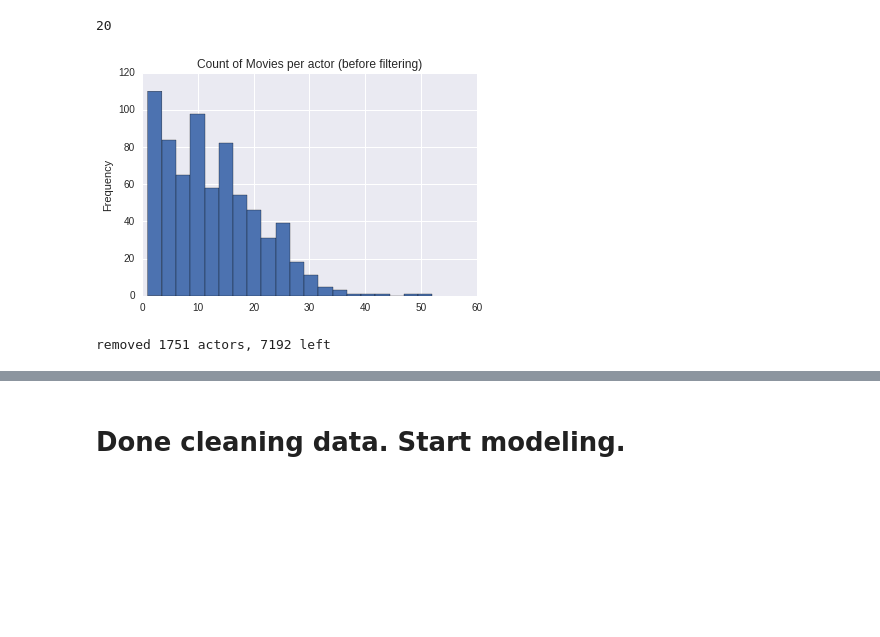
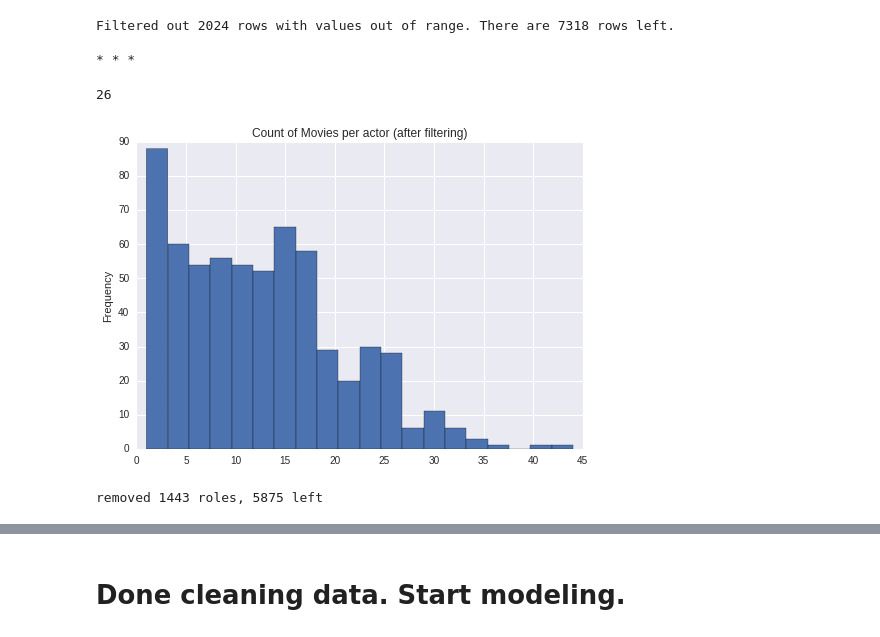
Before and after one commit to IanLondon/actor-age-curves, a Jupyter notebook: actor-regression-sklearn-joined-budget.ipynb, the cells around one changed output, grey strips where cells are left out. Saved outputs shown, nothing was run; the diff lists cells and outputs as text; code cells hidden in the pictures; blank space fills up the shorter version.

```diff
--- a/actor-regression-sklearn-joined-budget.ipynb
+++ b/actor-regression-sklearn-joined-budget.ipynb
@@ -28,7 +29,7 @@ actor_data.dropna(inplace=True)
 print'Dropped %i rows with NaNs. There are %i left.' % (pre_drop_nans-len(actor_data), len(actor_data))
 print '\n* * *\n'
 
-# will this inverse feature be useful? ***NO***
+# will this inverse female_txt feature be useful? ***NO***
 # it does not affect the model with all the wikipedia category boolean features
 # it does not affect the simple model that uses only actor_data[['bday','age_on_release','male_txt']]
 # it does not affect the polynomial model with
@@ -44,19 +45,6 @@ for col in ['bday']:
 
 # calculate crude ROI
 actor_data['roi'] = (actor_data.domestic_gross - actor_data.production_budget) / actor_data.production_budget
-
-# filter out crazy erroneous stuff
-# by eye looking at pre-filtered scatterplots
-pre_filter_len = len(actor_data)
-actor_data = actor_data[(actor_data.age_on_release < 100)
-    & (actor_data.bday > 1920) & (actor_data.release < 2015)]
-print'Filtered out %i rows with impossible/extreme values. There are %i rows left.' % (
-    pre_filter_len-len(actor_data), len(actor_data))
-print '\n* * *\n\n'
-
-readable_cols = ['actor','bday','movie','release','adjusted_gross',
-                 'production_budget','age_on_release','male_txt','roi']
-actor_data[readable_cols].head()
 # %% [output]
 Dropped 0 rows with NaNs. There are 9342 left.
 
@@ -93,17 +70,45 @@ actor_data[readable_cols].head(10)
+# %%
+# Set filtering thresholds
+roi_threshold = 4
+age_min_thresh = 16
+age_max_thresh = 65
+current_year = 2016
+
+movie_count_thresh = 10
+
+if filter_by_thresh:
+
+    # filter out crazy erroneous stuff by eye,
+    # looking at pre-filtered scatterplots
+    pre_filter_len = len(actor_data)
+    actor_data = actor_data[
+        (actor_data.bday < current_year-age_min_thresh) & (actor_data.bday > current_year-age_max_thresh) &
+    #     (age_min_thresh <= actor_data.age_on_release) & (actor_data.age_on_release <= age_max_thresh) &
+        (1980 <= actor_data.release) & (actor_data.release <= 2015) &
+        (actor_data.roi < roi_threshold)]
+
+    print'Filtered out %i rows with values out of range. There are %i rows left.' % (
+        pre_filter_len-len(actor_data), len(actor_data))
+    print '\n* * *\n\n'
+else:
+    print 'DID NOT FILTER!!!'
+# actor_data[readable_cols].head()
+# %% [output]
+Filtered out 2024 rows with values out of range. There are 7318 rows left.
+
+* * *
 # %%
-print actor_data[actor_data.actor == 'Zooey Deschanel'].movies_count.iloc[0]
+print actor_data[actor_data.actor == 'Jonah Hill'].movies_count.iloc[0]
 
 actor_data.reset_index().groupby('actor').movies_count.first().plot.hist(
-    title='Count of Movies per actor (before filtering)', bins=20);
+    title='Count of Movies per actor (after filtering)', bins=20);
 # %% [output]
-20
+26
-[figure, old version]
+[figure, new version]
 # %%
 # only include actors with over N movies (less than would not give enough data to be useful)
-movie_count_thresh = 10
-
 pre_filter_len = len(actor_data)
 actor_data = actor_data[actor_data.movies_count > movie_count_thresh]
-print 'removed %i actors, %i left' % (pre_filter_len-len(actor_data), len(actor_data))
+print 'removed %i roles, %i left' % (pre_filter_len-len(actor_data), len(actor_data))
 # %% [output]
-removed 1751 actors, 7192 left
+removed 1443 roles, 5875 left
```
Also changed, not shown: parts of 71 cells of this notebook.
